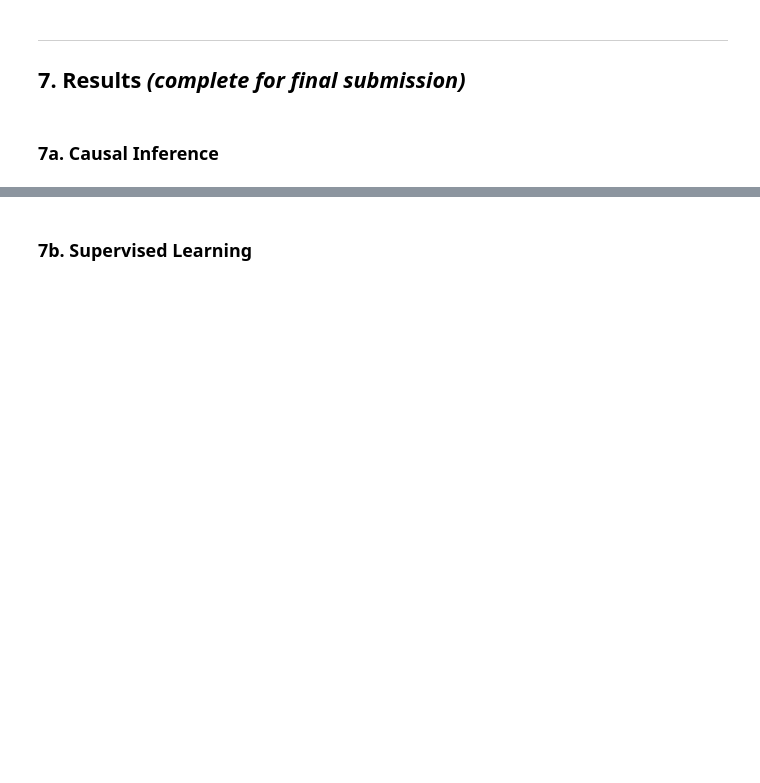
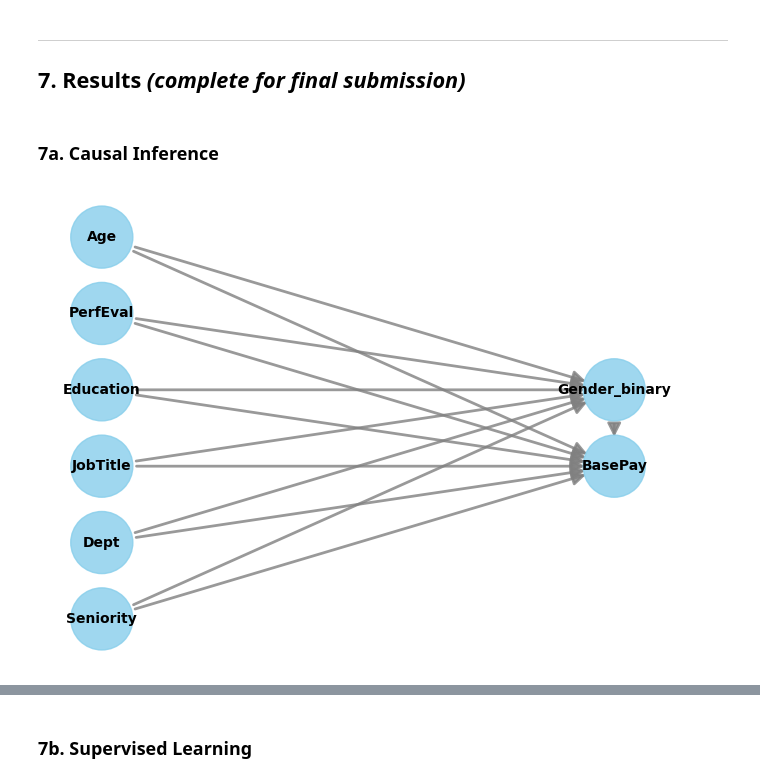
Before and after one commit to firrm/DAI, a Jupyter notebook: mission/group_a_proposal.ipynb, the cells around one changed output, grey strips where cells are left out. Cells and saved outputs as stored; diff of their text form; code cells hidden in the pictures; blank space fills up the shorter version.

```diff
--- a/mission/group_a_proposal.ipynb
+++ b/mission/group_a_proposal.ipynb
@@ -165,0 +244,23 @@ Baseline: No clustering baseline — we interpret cluster profiles and identify
+# %%
+import pandas as pd
+import numpy as np
+from dowhy import CausalModel
+
+# Load data
+df = pd.read_csv('Glassdoor Gender Pay Gap.csv')
+
+# Convert Gender to numeric format. (0 = Female, 1 = Male)
+df['Gender_binary'] = (df['Gender'] == 'Male').astype(int)
+
+# Define the DAG model.
+model = CausalModel(
+    data=df,
+    treatment='Gender_binary',       # Gender → treatment
+    outcome='BasePay',               # BasePay → outcome
+    common_causes=['Age', 'Seniority', 'Education', 'JobTitle', 'Dept', 'PerfEval']  # Confounders
+)
+
+# Visualize the DAG
+model.view_model()
+# %% [output]
+[figure, added]
```
Also changed, not shown: parts of 10 cells of this notebook, 1 other file.
